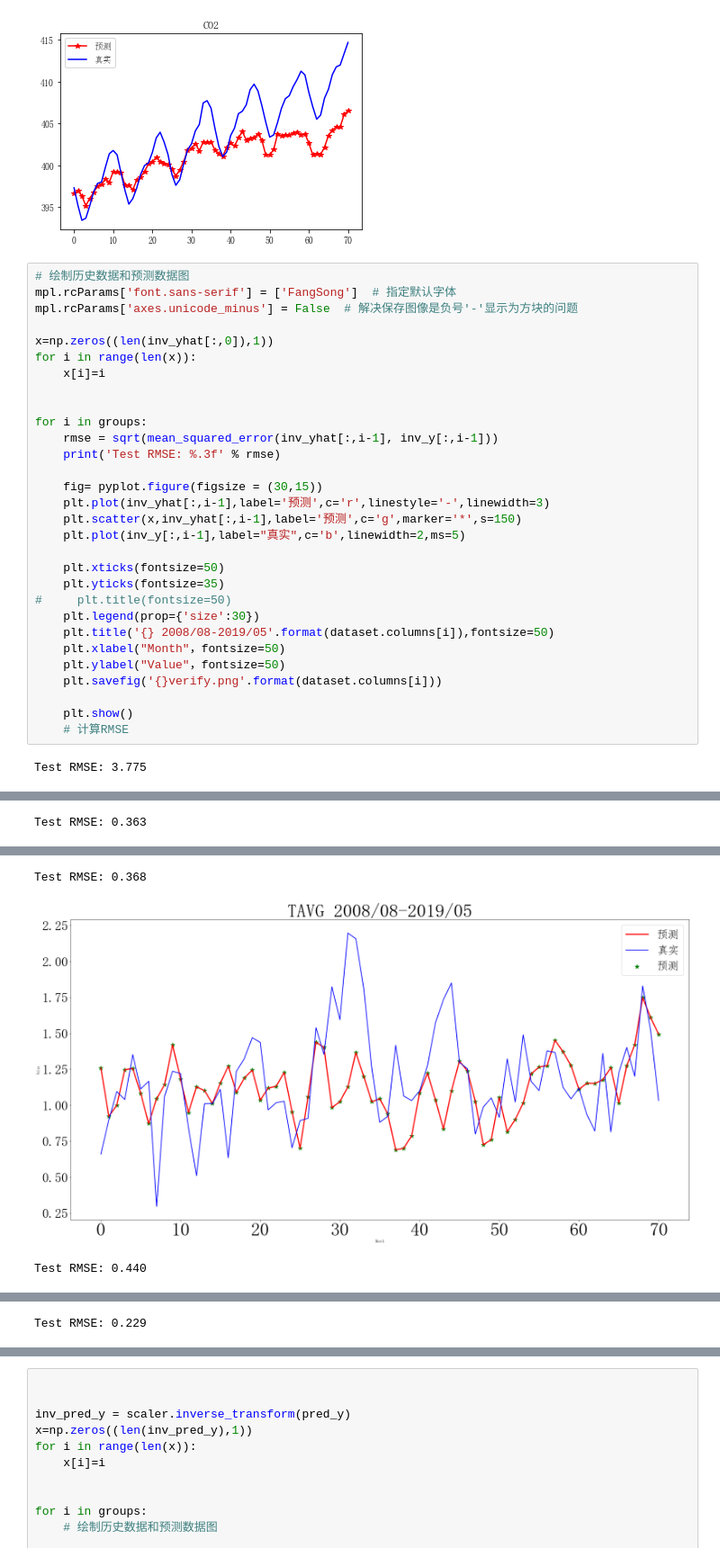
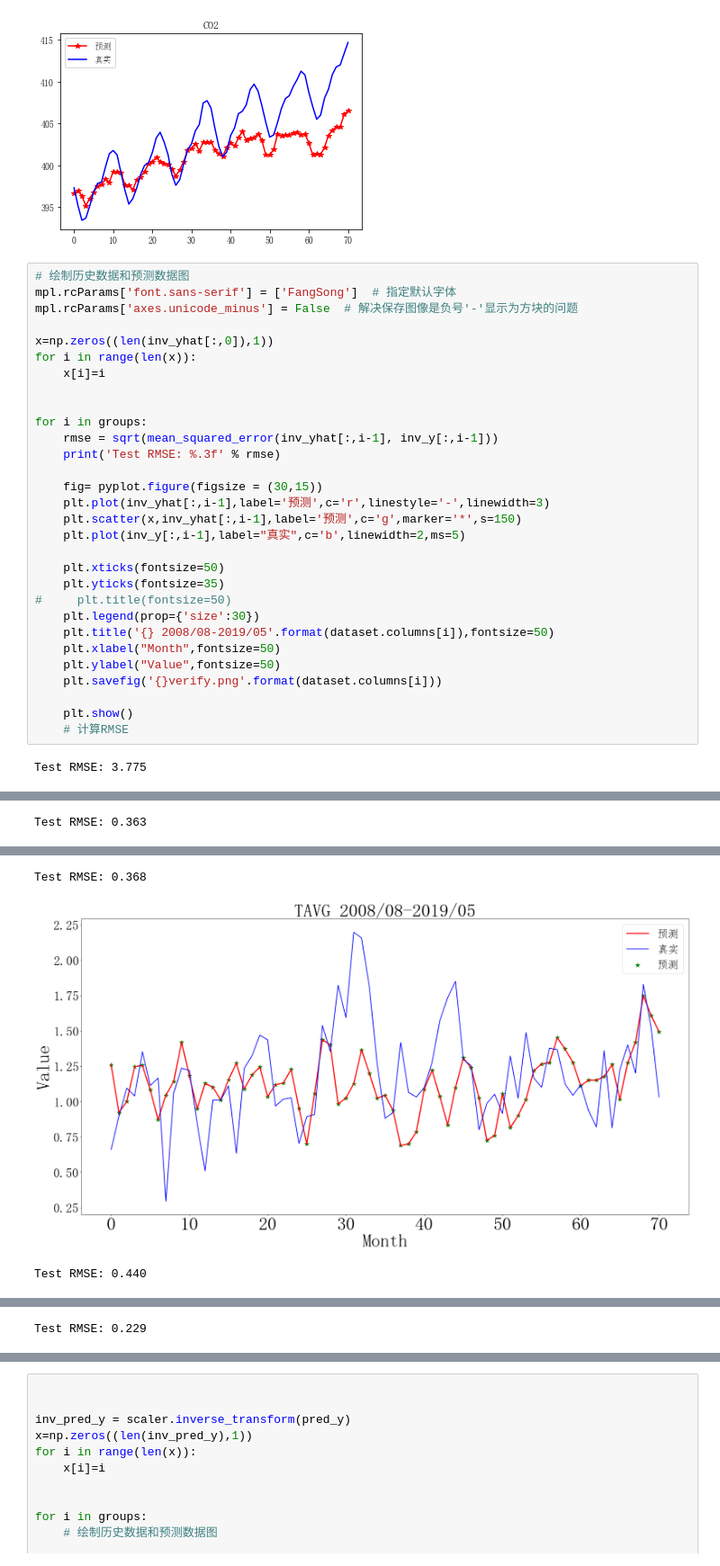
Before and after one commit to WPKENAN/shumo, a Jupyter notebook: pro2/多周期.ipynb, the cells around one changed output, grey strips where cells are left out. Shown at 90% size. Cells and saved outputs as stored; diff of their text form.

```diff
--- a/pro2/多周期.ipynb
+++ b/pro2/多周期.ipynb
@@ -281,8 +281,8 @@ for i in groups:
 #     plt.title(fontsize=50)
     plt.legend(prop={'size':30})
     plt.title('{} 2008/08-2019/05'.format(dataset.columns[i]),fontsize=50)
-    plt.xlabel("Month"，fontsize=50)
-    plt.ylabel("Value"，fontsize=50)
+    plt.xlabel("Month",fontsize=50)
+    plt.ylabel("Value",fontsize=50)
     plt.savefig('{}verify.png'.format(dataset.columns[i]))
 
     plt.show()
@@ -297,3 +297,3 @@ Test RMSE: 0.363
 Test RMSE: 0.368
-[figure, old version]
+[figure, new version]
 Test RMSE: 0.440
```
Also changed, not shown: parts of 2 cells of this notebook, 12 other files.
